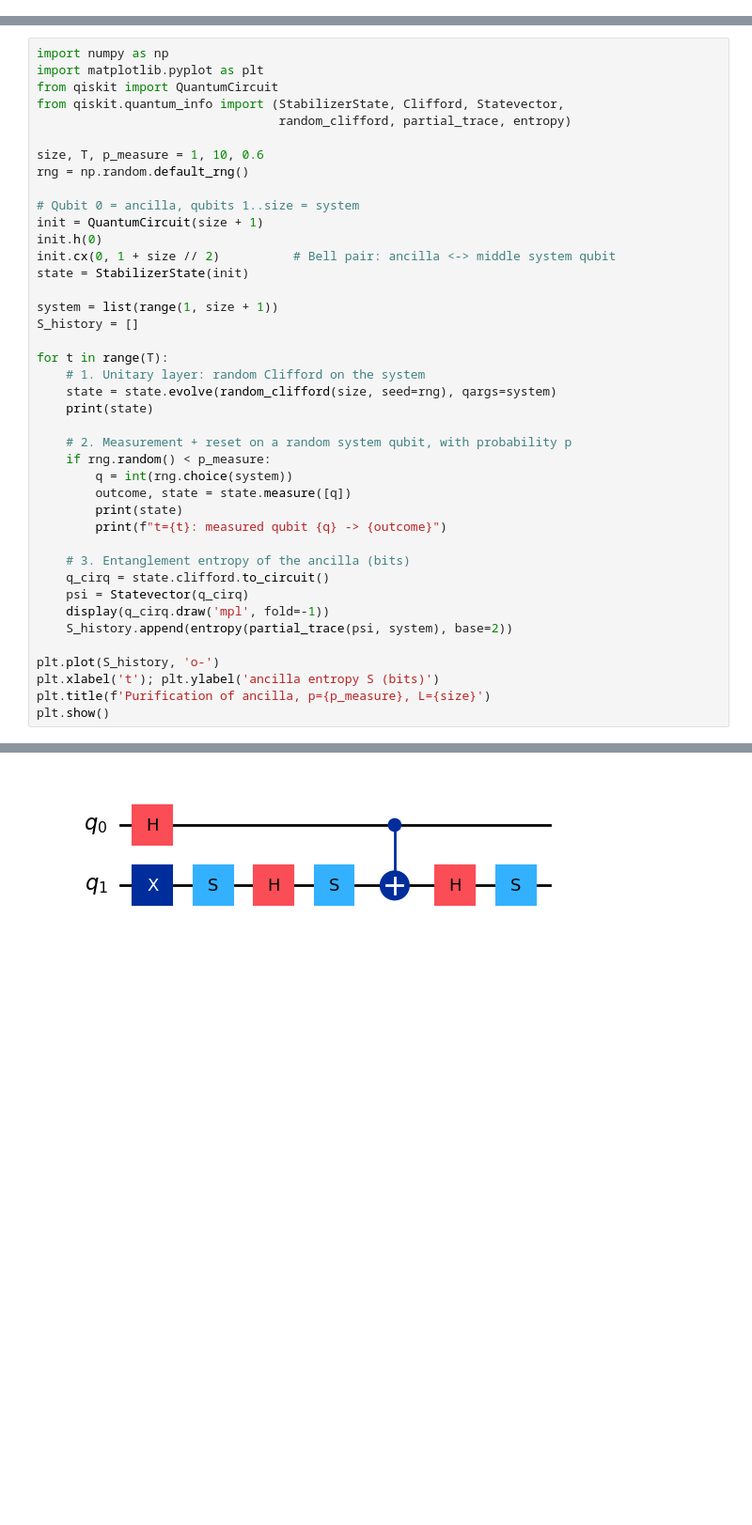
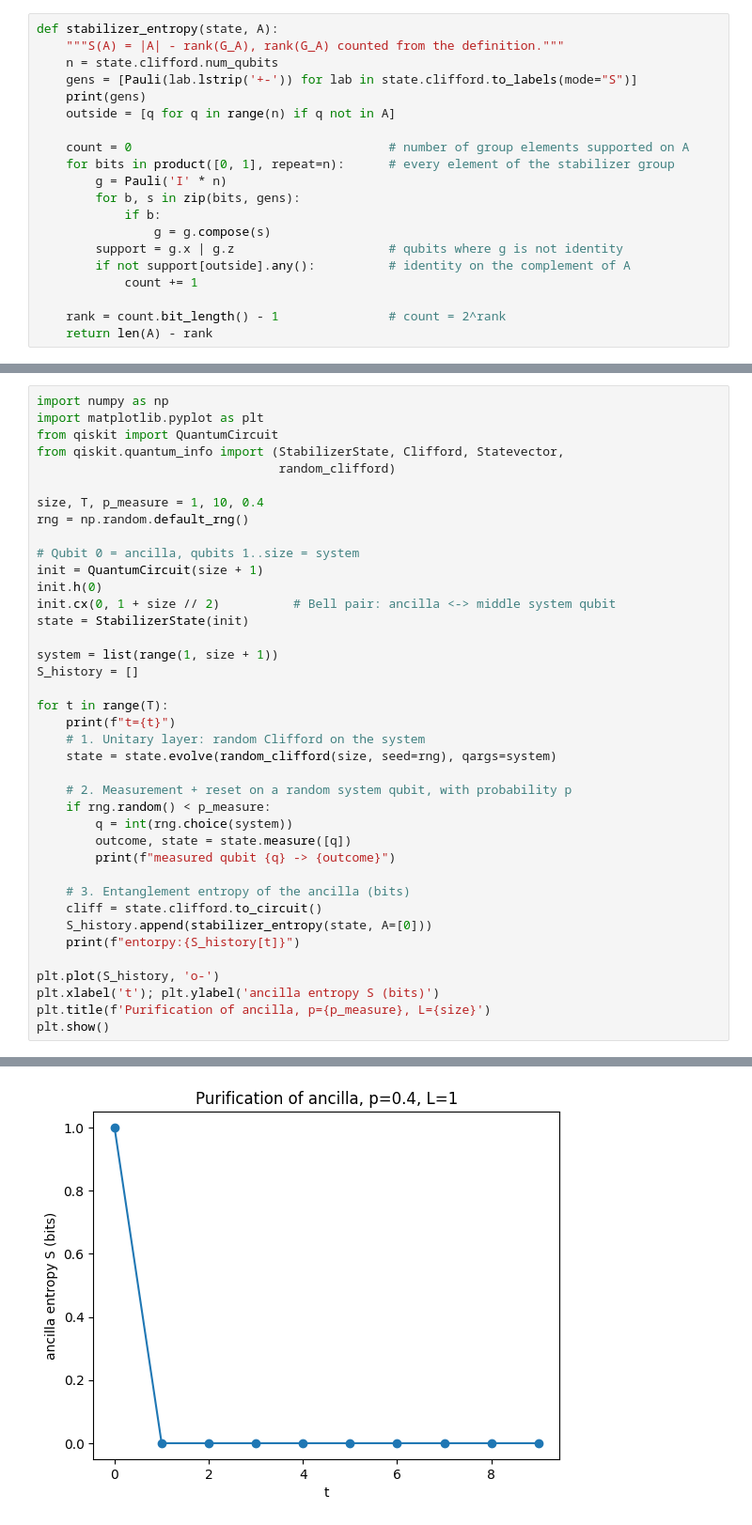
Before and after one commit to AKookani/BrickwallCliffordCircuit, a Jupyter notebook: Measurement induced dynamics with Stabilizer formalism.ipynb, the cells around one changed output, grey strips where cells are left out. Shown at 94% size. Drawn from its saved outputs; the diff is of its cells as text; blank space fills up the shorter version.

```diff
--- a/Measurement induced dynamics with Stabilizer formalism.ipynb
+++ b/Measurement induced dynamics with Stabilizer formalism.ipynb
@@ -23,0 +33,20 @@ Successfully installed qiskit-aer-0.17.2
+# %%
+def stabilizer_entropy(state, A):
+    """S(A) = |A| - rank(G_A), rank(G_A) counted from the definition."""
+    n = state.clifford.num_qubits
+    gens = [Pauli(lab.lstrip('+-')) for lab in state.clifford.to_labels(mode="S")]
+    print(gens)
+    outside = [q for q in range(n) if q not in A]
+
+    count = 0                                   # number of group elements supported on A
+    for bits in product([0, 1], repeat=n):      # every element of the stabilizer group
+        g = Pauli('I' * n)
+        for b, s in zip(bits, gens):
+            if b:
+                g = g.compose(s)
+        support = g.x | g.z                     # qubits where g is not identity
+        if not support[outside].any():          # identity on the complement of A
+            count += 1
+
+    rank = count.bit_length() - 1               # count = 2^rank
+    return len(A) - rank
@@ -26,9 +101,9 @@ import numpy as np
 import matplotlib.pyplot as plt
 from qiskit import QuantumCircuit
 from qiskit.quantum_info import (StabilizerState, Clifford, Statevector,
-                                 random_clifford, partial_trace, entropy)
+                                 random_clifford)
 
-size, T, p_measure = 1, 10, 0.6
+size, T, p_measure = 1, 10, 0.4
 rng = np.random.default_rng()
 
 # Qubit 0 = ancilla, qubits 1..size = system
@@ -41,22 +116,20 @@ system = list(range(1, size + 1))
 S_history = []
 
 for t in range(T):
+    print(f"t={t}")
     # 1. Unitary layer: random Clifford on the system
     state = state.evolve(random_clifford(size, seed=rng), qargs=system)
-    print(state)
 
     # 2. Measurement + reset on a random system qubit, with probability p
     if rng.random() < p_measure:
         q = int(rng.choice(system))
         outcome, state = state.measure([q])
-        print(state)
-        print(f"t={t}: measured qubit {q} -> {outcome}")
+        print(f"measured qubit {q} -> {outcome}")
 
     # 3. Entanglement entropy of the ancilla (bits)
-    q_cirq = state.clifford.to_circuit()
-    psi = Statevector(q_cirq)
-    display(q_cirq.draw('mpl', fold=-1))
-    S_history.append(entropy(partial_trace(psi, system), base=2))
+    cliff = state.clifford.to_circuit()
+    S_history.append(stabilizer_entropy(state, A=[0]))
+    print(f"entorpy:{S_history[t]}")
 
 plt.plot(S_history, 'o-')
 plt.xlabel('t'); plt.ylabel('ancilla entropy S (bits)')
@@ -67 +156 @@ StabilizerState(['+ZX', '-XZ'])
-[figure, old version]
+[figure, new version]
```
Also changed, not shown: parts of 3 cells of this notebook.
